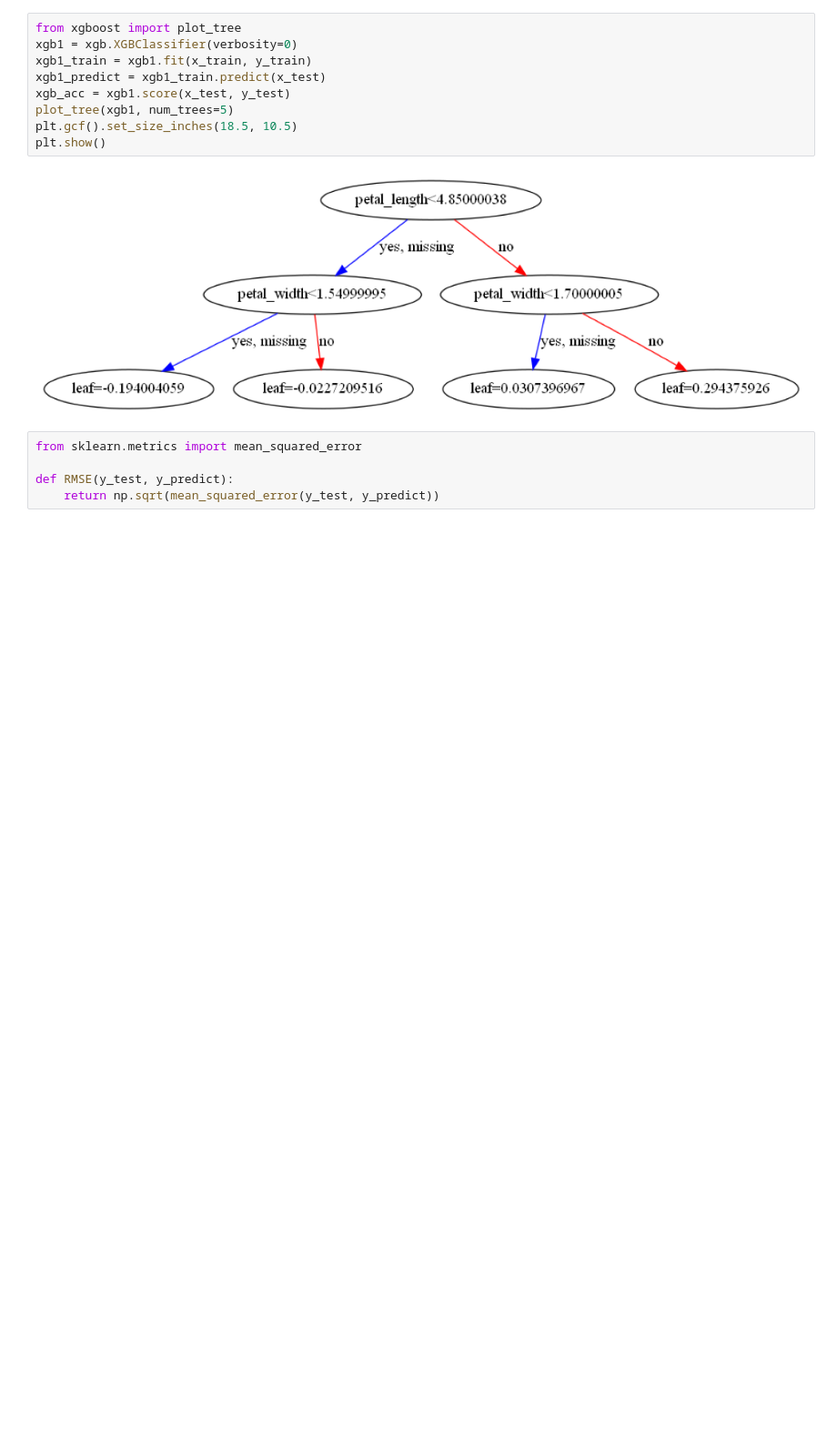
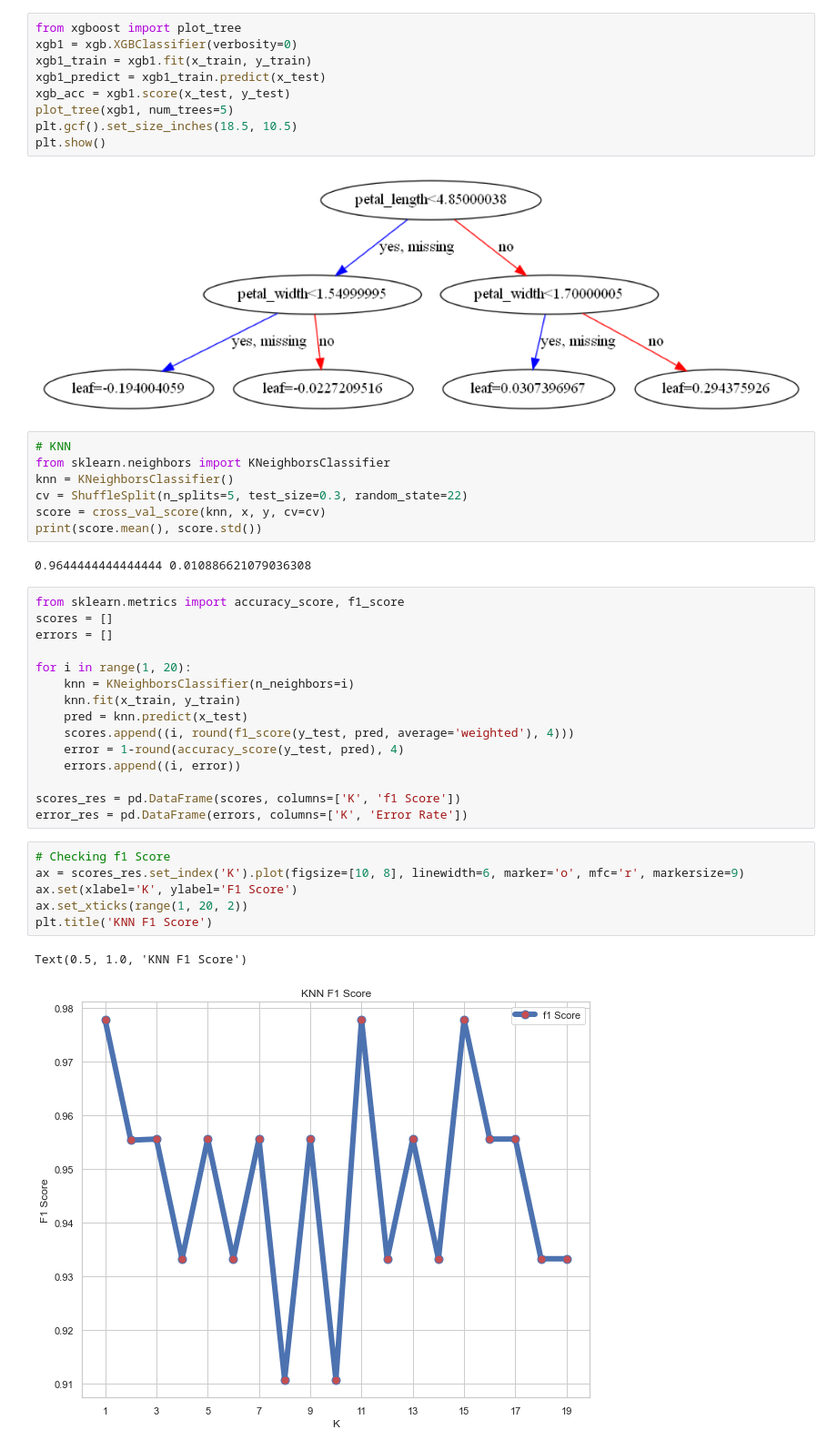
Before and after one commit to SBIK1219/CodingTest, a Jupyter notebook: iris_ML.ipynb, the cells around one changed output. Shown: that part at 91% size. Cells and saved outputs as stored; diff of their text form; blank space fills up the shorter version.

```diff
--- a/iris_ML.ipynb
+++ b/iris_ML.ipynb
@@ -147,8 +154,36 @@ plt.gcf().set_size_inches(18.5, 10.5)
 plt.show()
 # %% [output]
 [figure]
-# %%
-from sklearn.metrics import mean_squared_error
-
-def RMSE(y_test, y_predict):
-    return np.sqrt(mean_squared_error(y_test, y_predict))
+# %%
+# KNN
+from sklearn.neighbors import KNeighborsClassifier
+knn = KNeighborsClassifier()
+cv = ShuffleSplit(n_splits=5, test_size=0.3, random_state=22)
+score = cross_val_score(knn, x, y, cv=cv)
+print(score.mean(), score.std())
+# %% [output]
+0.9644444444444444 0.010886621079036308
+# %%
+from sklearn.metrics import accuracy_score, f1_score
+scores = []
+errors = []
+
+for i in range(1, 20):
+    knn = KNeighborsClassifier(n_neighbors=i)
+    knn.fit(x_train, y_train)
+    pred = knn.predict(x_test)
+    scores.append((i, round(f1_score(y_test, pred, average='weighted'), 4)))
+    error = 1-round(accuracy_score(y_test, pred), 4)
+    errors.append((i, error))
+
+scores_res = pd.DataFrame(scores, columns=['K', 'f1 Score'])
+error_res = pd.DataFrame(errors, columns=['K', 'Error Rate'])
+# %%
+# Checking f1 Score
+ax = scores_res.set_index('K').plot(figsize=[10, 8], linewidth=6, marker='o', mfc='r', markersize=9)
+ax.set(xlabel='K', ylabel='F1 Score')
+ax.set_xticks(range(1, 20, 2))
+plt.title('KNN F1 Score')
+# %% [output]
+Text(0.5, 1.0, 'KNN F1 Score')
+[figure, added]
```
Also changed, not shown: parts of 25 cells of this notebook, 1 other file.
